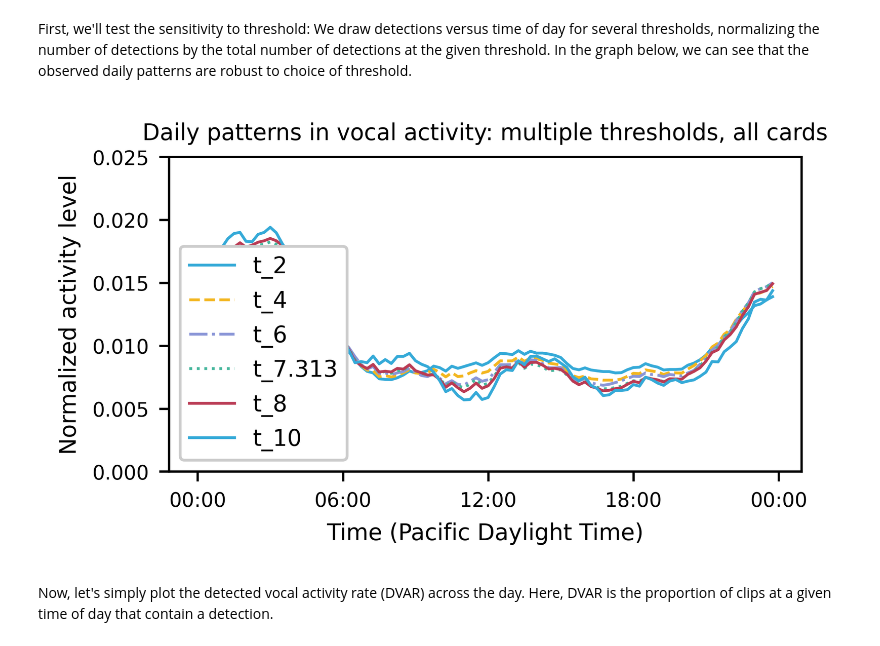
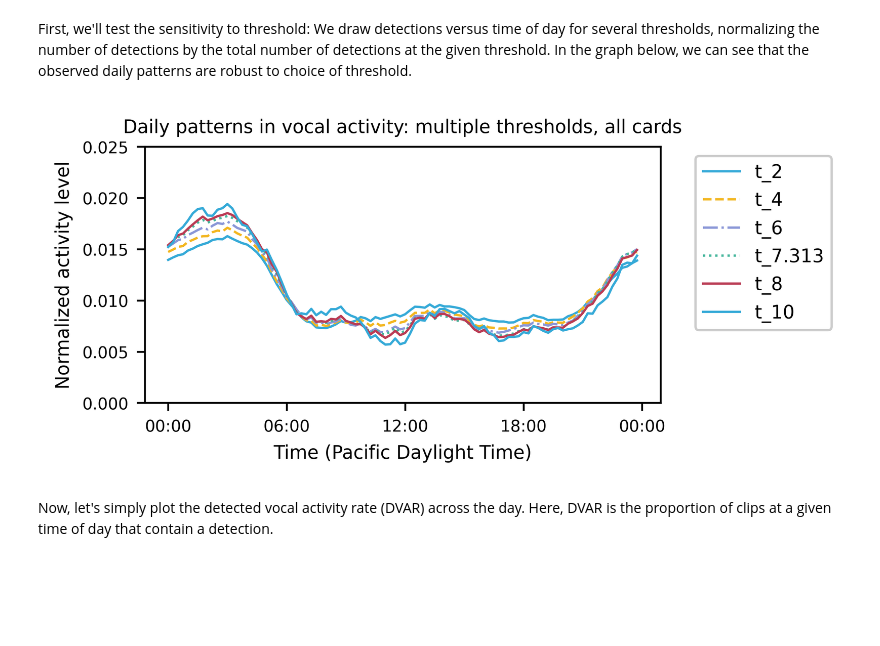
Before and after one commit to kitzeslab/rana-sierrae-cnn, a Jupyter notebook: 07_explore_results.ipynb, the cells around one changed output. Drawn from its saved outputs; the diff is of its cells as text; code cells hidden in the pictures; blank space fills up the shorter version.

```diff
--- a/07_explore_results.ipynb
+++ b/07_explore_results.ipynb
@@ -181,32 +181,33 @@ First, we'll test the sensitivity to threshold: We draw detections versus time o
 # %%
 from datetime import datetime
 plt.figure(figsize=(4,2))
 
 rolling_avg_size = 12
 time_total_rolling = time_total.tail(rolling_avg_size-1).append(time_total) #wrap arround for moving avg
 dt = [datetime.combine(datetime.today(),t) for t in time_total_rolling.index]
 
 for col in threshold_columns:
 
     norm = time_total_rolling[col].rolling(rolling_avg_size).mean()/total_detections.at[col,'count']
     plt.plot(dt,norm,label=col,linewidth=1)
 
 plt.title('Daily patterns in vocal activity: multiple thresholds, all cards')
 
 # PLOTTING SETTINGS
 ax = plt.gca()
 #reformat x ticks to time
 ax.xaxis.set_major_formatter(matplotlib.dates.DateFormatter('%H:%M'))
 # use less axis labels
 ax.xaxis.set_major_locator(plt.MaxNLocator(5))
-ax.legend()
+ax.legend(bbox_to_anchor=(1.05, 1), loc='upper left')
+
 ax.set_xlabel('Time (Pacific Daylight Time)')
 ax.set_ylabel('Normalized activity level')
 ax.set_ylim(0,0.025)
 
 plt.savefig('./figures/time_with_3hr_rolling_avg_thresholds.pdf')
 # %% [output]
-[figure, old version]
+[figure, new version]
 # %% [markdown]
 Now, let's simply plot the detected vocal activity rate (DVAR) across the day. Here, DVAR is the proportion of clips at a given time of day that contain a detection.
 # %%
```
Also changed, not shown: 13 other files.
